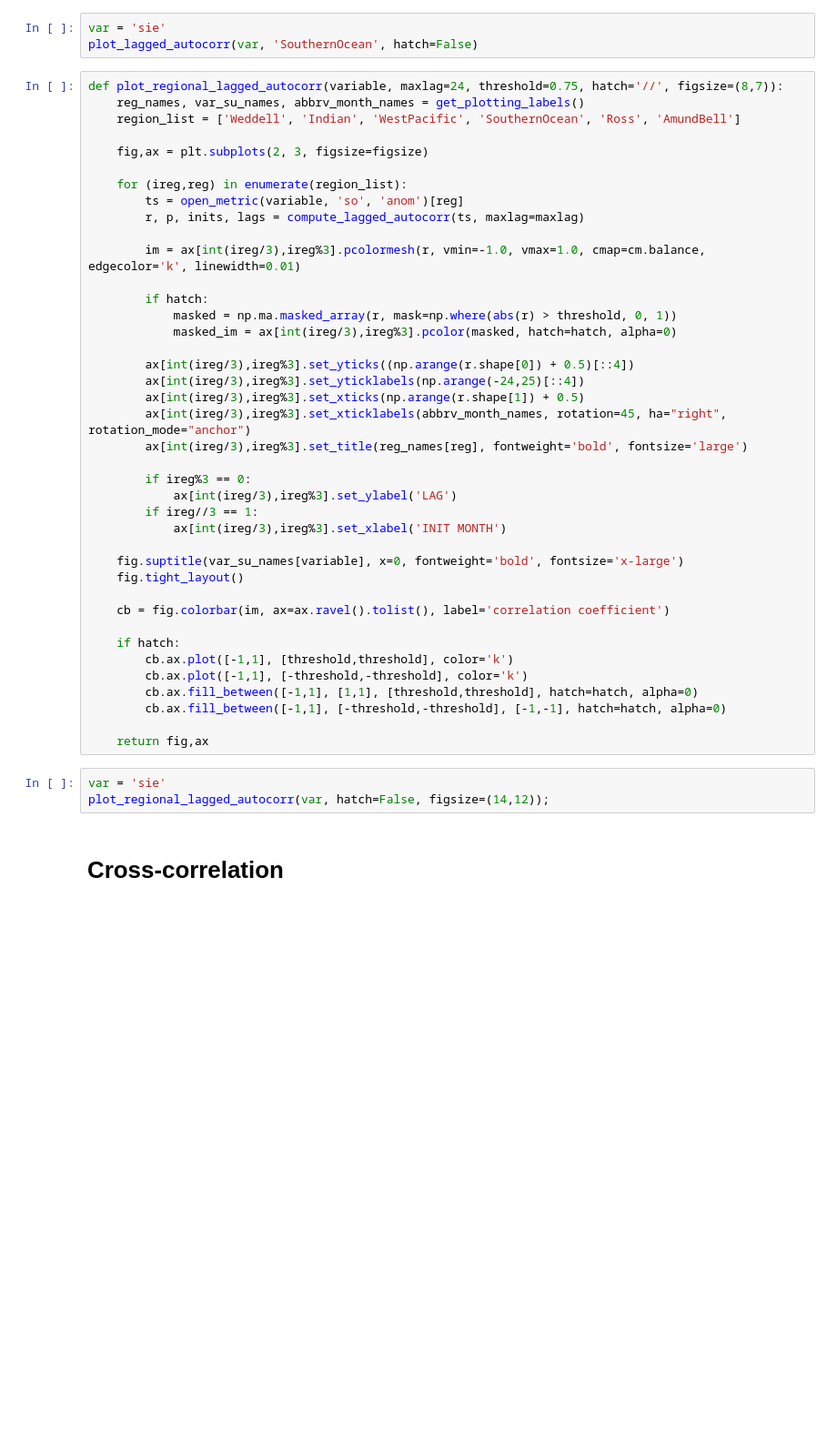
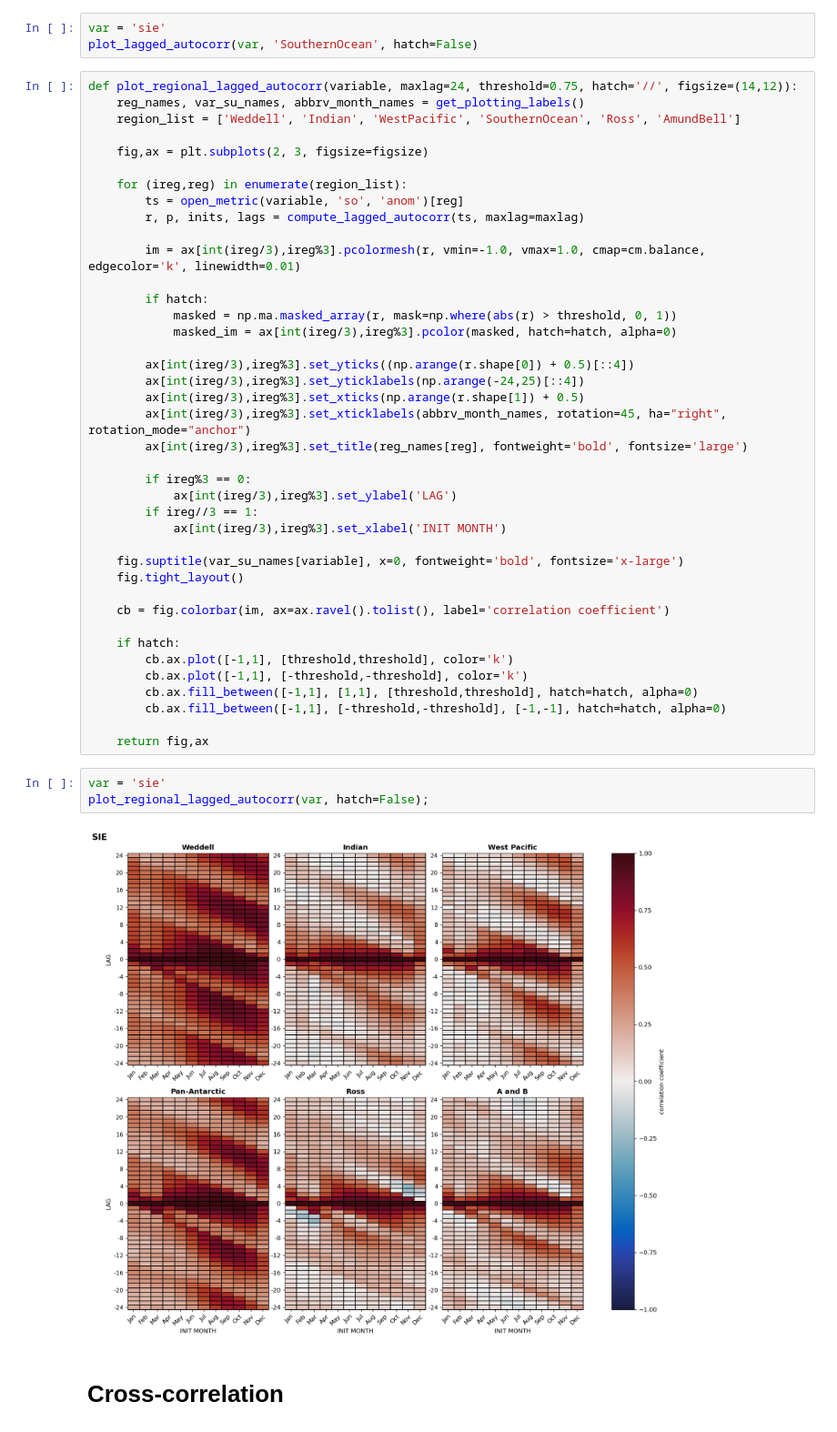
Before and after one commit to bbuchovecky/hmei, a Jupyter notebook: notebooks/11_model-correlation.ipynb, the cells around one changed output. Shown: that part at 91% size. Saved outputs shown, nothing was run; the diff lists cells and outputs as text; blank space fills up the shorter version.

```diff
--- a/notebooks/11_model-correlation.ipynb
+++ b/notebooks/11_model-correlation.ipynb
@@ -220,7 +220,7 @@ def plot_single_lagged_autocorr(variable, region, maxlag=24, threshold=0.75, hat
 var = 'sie'
 plot_lagged_autocorr(var, 'SouthernOcean', hatch=False)
 # %%
-def plot_regional_lagged_autocorr(variable, maxlag=24, threshold=0.75, hatch='//', figsize=(8,7)):
+def plot_regional_lagged_autocorr(variable, maxlag=24, threshold=0.75, hatch='//', figsize=(14,12)):
     reg_names, var_su_names, abbrv_month_names = get_plotting_labels()
     region_list = ['Weddell', 'Indian', 'WestPacific', 'SouthernOcean', 'Ross', 'AmundBell']
 
@@ -261,7 +261,9 @@ def plot_regional_lagged_autocorr(variable, maxlag=24, threshold=0.75, hatch='//
     return fig,ax
 # %%
 var = 'sie'
-plot_regional_lagged_autocorr(var, hatch=False, figsize=(14,12));
+plot_regional_lagged_autocorr(var, hatch=False);
+# %% [output]
+[figure, added]
 # %% [markdown]
 # Cross-correlation
 # %% [markdown]
```
Also changed, not shown: parts of 5 cells of this notebook, 1 other file.
